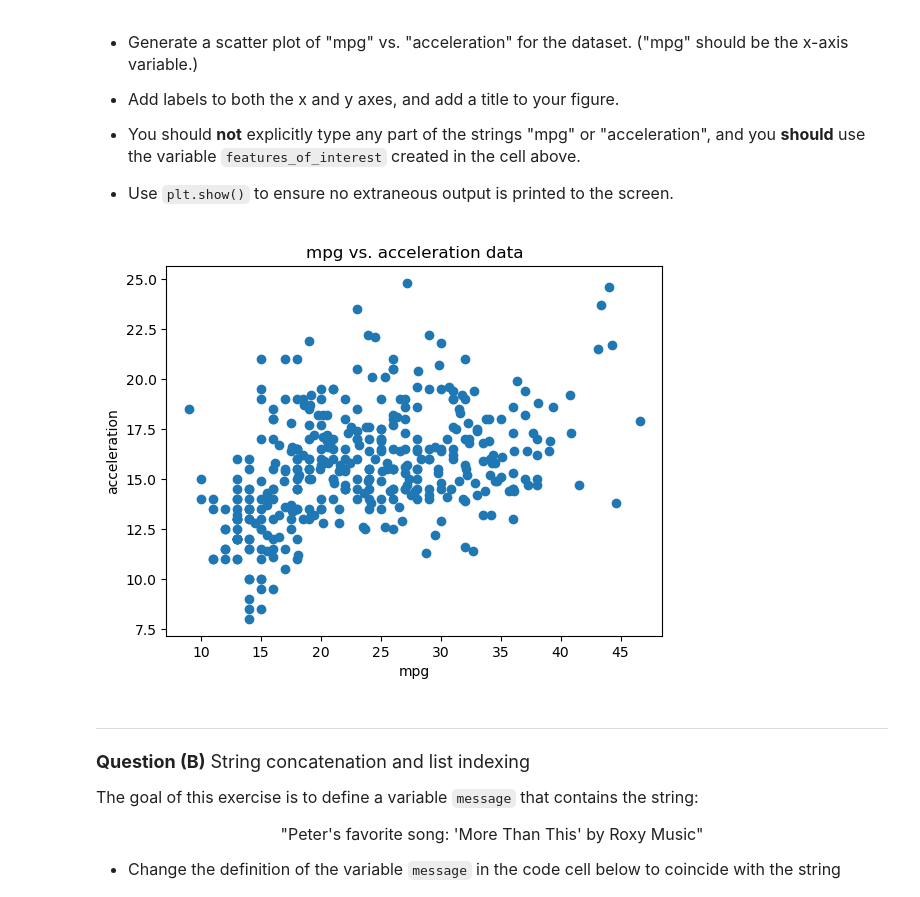
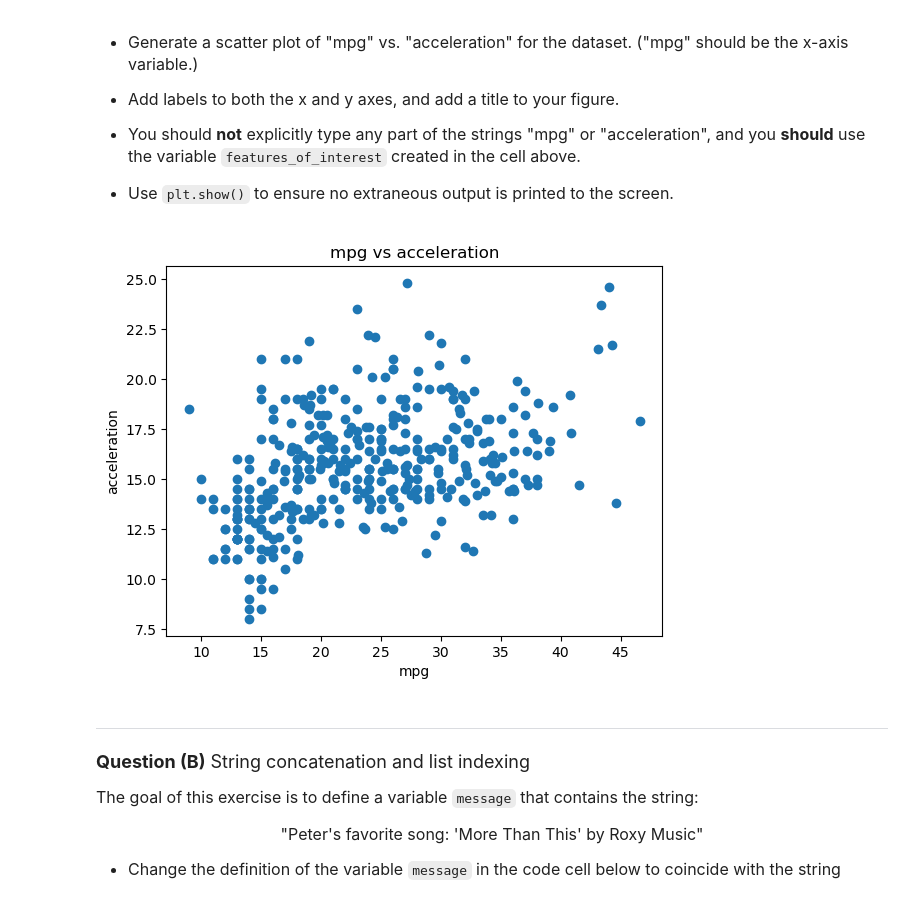
Before and after one commit to ariellagol/datasci151fall2026, a Jupyter notebook: _quizzes/practice_quiz/practice_quiz.ipynb, the cells around one changed output. Cells and saved outputs as stored; diff of their text form; code cells hidden in the pictures.

```diff
--- a/_quizzes/practice_quiz/practice_quiz.ipynb
+++ b/_quizzes/practice_quiz/practice_quiz.ipynb
@@ -84,14 +84,15 @@ Name: mpg, dtype: float64
 # %%
 import matplotlib.pyplot as plt
 x_val = df[features_of_interest[3]]
 y_val = df[features_of_interest[0]]
 plt.scatter (x_val, y_val)
-plt.xlabel("mpg")
-plt.ylabel("acceleration")
-plt.title("mpg vs. acceleration data")
+plt.xlabel(features_of_interest[3])
+plt.ylabel(features_of_interest[0])
+my_title = features_of_interest[3] + " " + "vs" + " " + features_of_interest[0]
+plt.title(my_title)
 plt.show()
 # %% [output]
-[figure, old version]
+[figure, new version]
 # %% [markdown]
 _______________________________
 <font size = "4">
```
Also changed, not shown: parts of 3 cells of this notebook, 2 other files.
